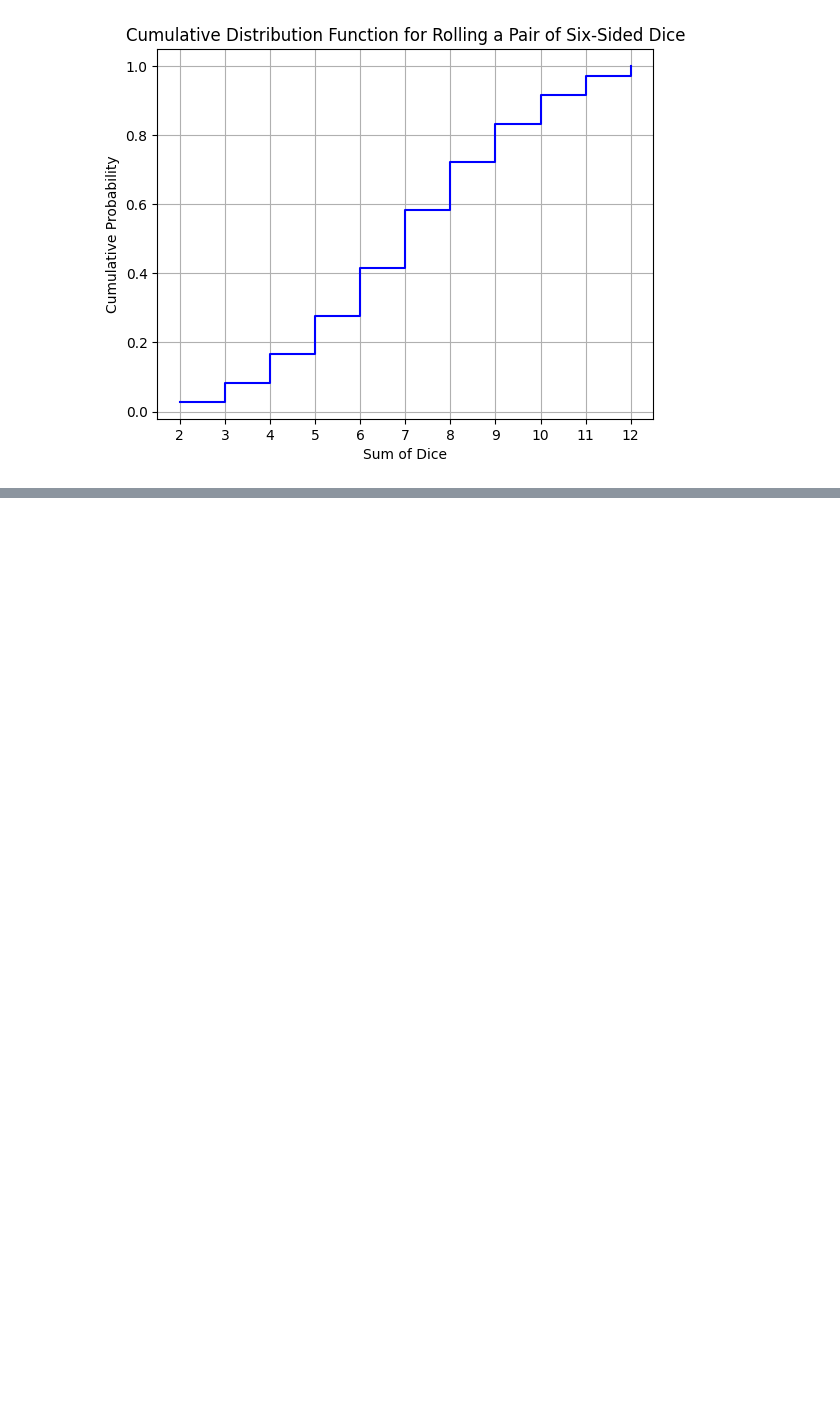
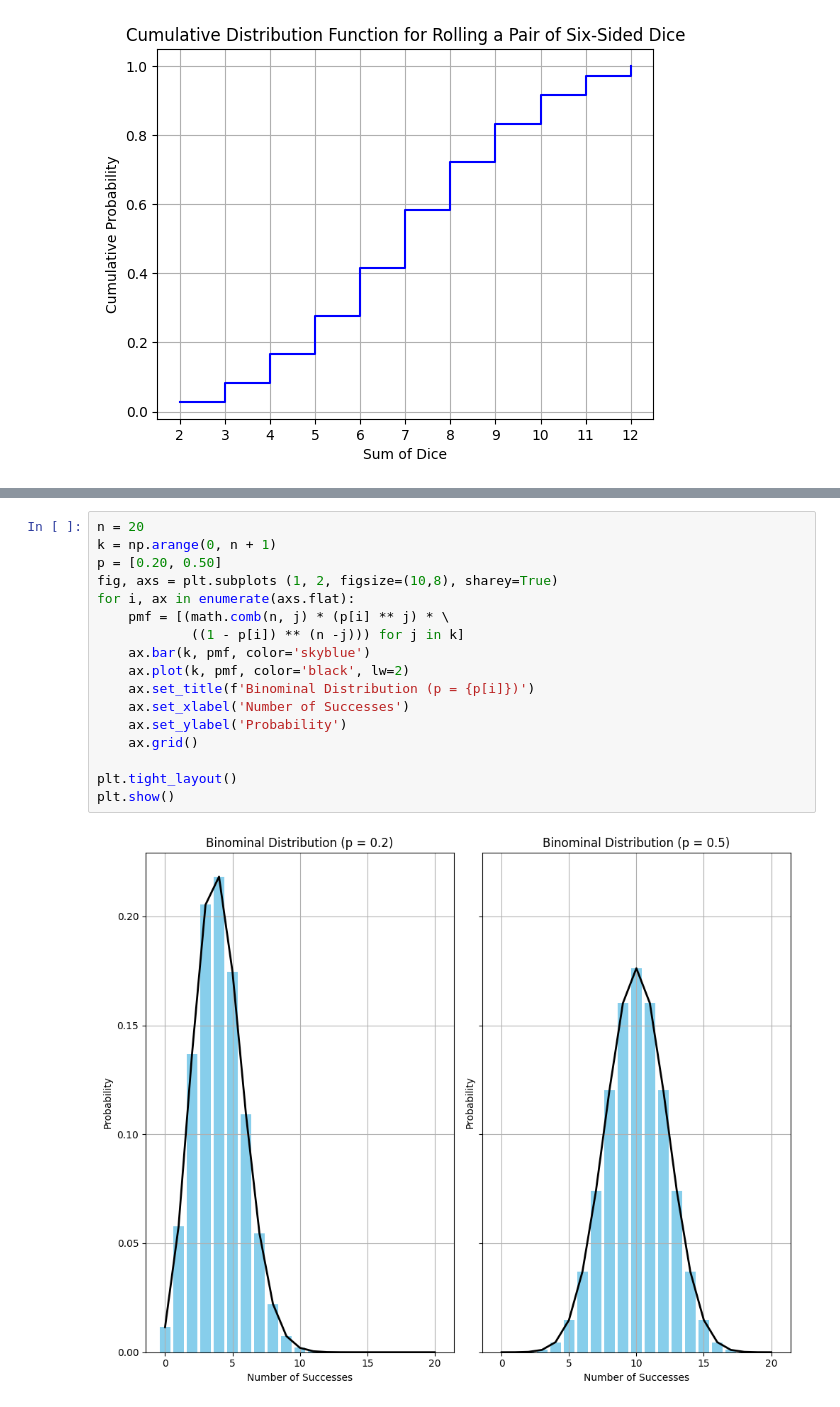
Before and after one commit to oliveiraphm/sepn, a Jupyter notebook: probabilities.ipynb, the cells around one changed output, grey strips where cells are left out. Drawn from its saved outputs; the diff is of its cells as text; blank space fills up the shorter version.

```diff
--- a/probabilities.ipynb
+++ b/probabilities.ipynb
@@ -166,0 +253,19 @@ plt.show()
+# %%
+n = 20
+k = np.arange(0, n + 1)
+p = [0.20, 0.50]
+fig, axs = plt.subplots (1, 2, figsize=(10,8), sharey=True)
+for i, ax in enumerate(axs.flat):
+    pmf = [(math.comb(n, j) * (p[i] ** j) * \
+            ((1 - p[i]) ** (n -j))) for j in k]
+    ax.bar(k, pmf, color='skyblue')
+    ax.plot(k, pmf, color='black', lw=2)
+    ax.set_title(f'Binominal Distribution (p = {p[i]})')
+    ax.set_xlabel('Number of Successes')
+    ax.set_ylabel('Probability')
+    ax.grid()
+
+plt.tight_layout()
+plt.show()
+# %% [output]
+[figure, added]
```
Also changed, not shown: parts of 19 cells of this notebook.
